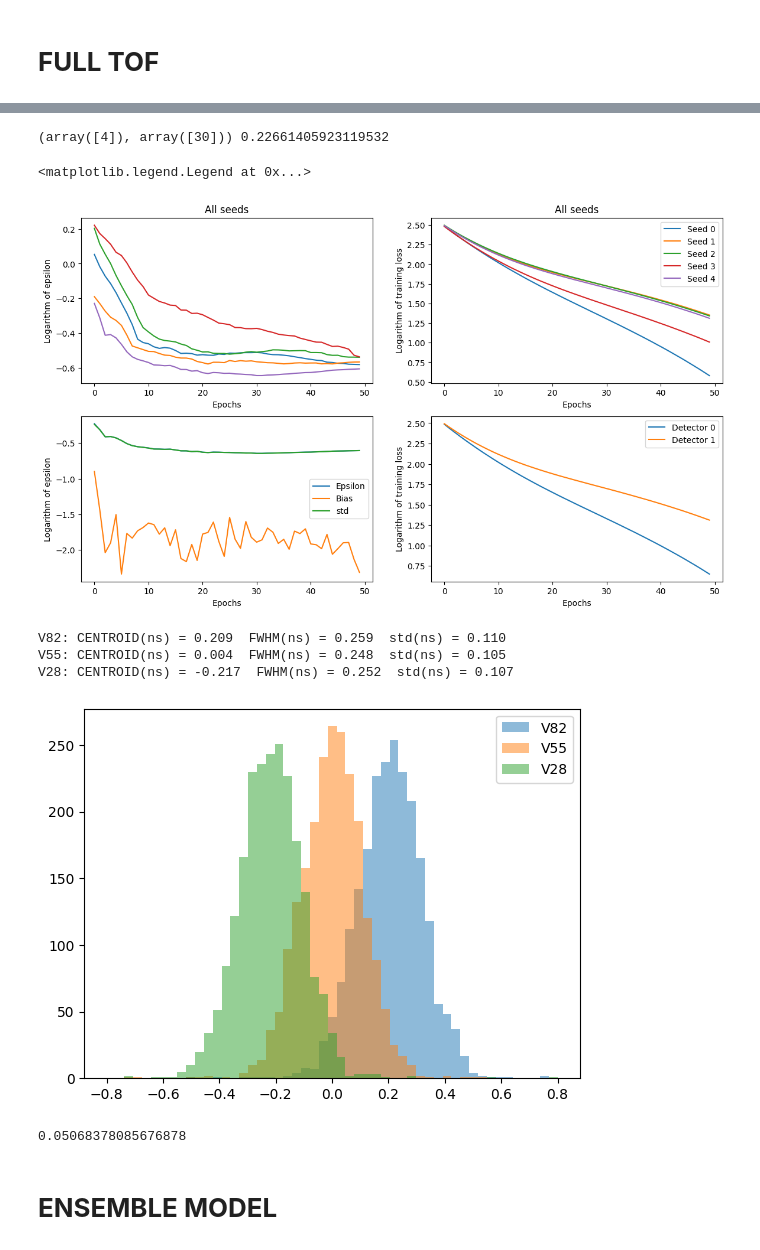
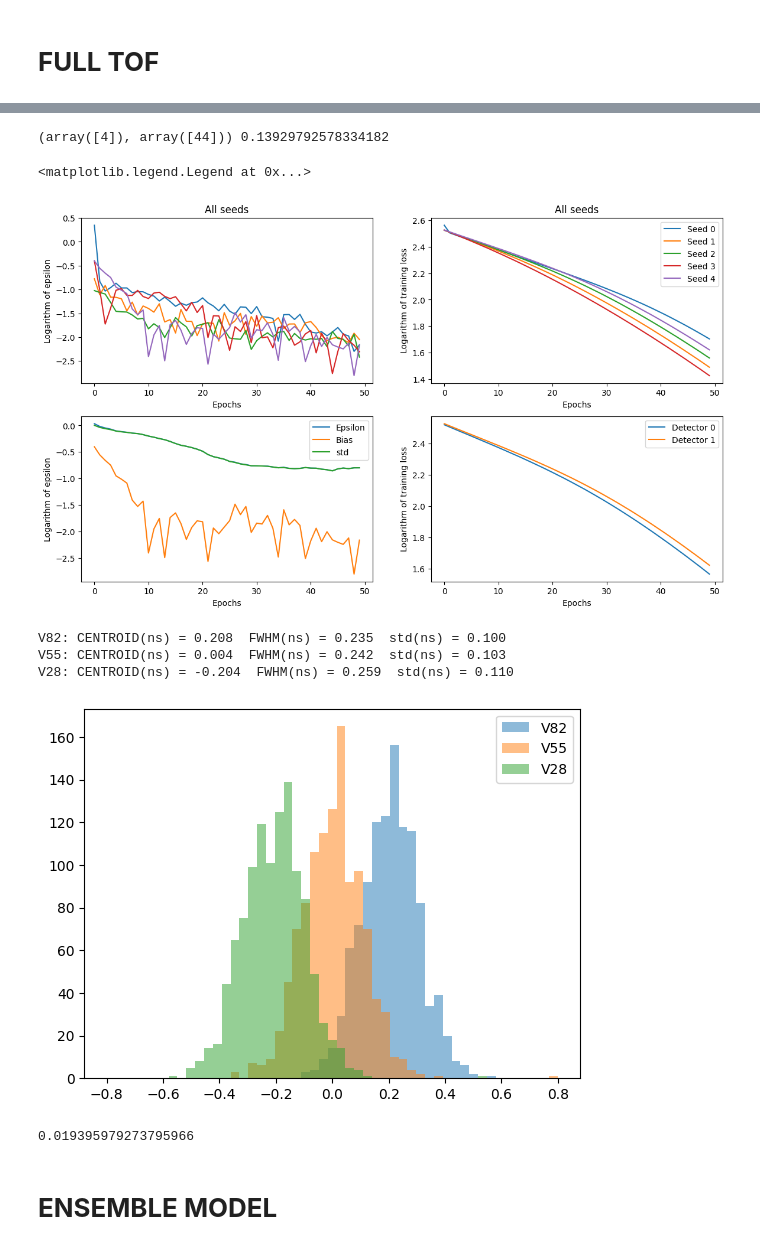
Before and after one commit to wjosefw/Signal-processing-with-Neural-networks, a Jupyter notebook: simulados_plus_reales.ipynb, the cells around one changed output, grey strips where cells are left out. Cells and saved outputs as stored; diff of their text form; code cells hidden in the pictures.

Commit message:
Agregado ajuste grueso + simualados con un FWHM de ~245 ps

```diff
--- a/simulados_plus_reales.ipynb
+++ b/simulados_plus_reales.ipynb
@@ -69,7 +69,7 @@ Time step: 0.20
 New number of time points: 4800
 New time step: 0.0250
 # %%
-Num_casos = 1000
+Num_casos = 10000
 Nc = 2
 
 t_shift = 8 #In time steps
@@ -77,8 +77,8 @@ t = np.linspace(0,Nt,Nt_new)
 t0 = 65 + np.random.randint(10, size=Num_casos)
 # %%
 #------------------------------------- Define size of train set from datos practica ---------------------------------
-Ntrain_practica = int(0.4*new_pulsos_practica.shape[0])
-Ntest_practica = int(0.1*new_pulsos_practica.shape[0])
+Ntrain_practica = int(0.2*new_pulsos_practica.shape[0])
+Ntest_practica = int(0.05*new_pulsos_practica.shape[0])
 print('Número de casos de entrenamiento de la práctica: ', Ntrain_practica)
 print('Número de casos de Test de la práctica: ', Ntest_practica)
 # %% [output]
@@ -323,8 +323,8 @@ for i in range(num_semillas):
   model_dec0 = model_definition(NM)
   model_dec1 = model_definition(NM)
 
-  opt_dec0 = tf.keras.optimizers.AdamW(learning_rate = 1e-3)
-  opt_dec1 = tf.keras.optimizers.AdamW(learning_rate = 1e-3)
+  opt_dec0 = tf.keras.optimizers.AdamW(learning_rate = 1e-4)
+  opt_dec1 = tf.keras.optimizers.AdamW(learning_rate = 1e-4)
 
   model_dec0.compile(optimizer=opt_dec0,loss='MSE')
   model_dec1.compile(optimizer=opt_dec1,loss='MSE')
@@ -339,8 +339,8 @@ for i in range(num_semillas):
   TOFN_V82_epoch = []
 
   for epoch in range(epochs):
-     history_dec0 = model_dec0.fit(x=[M_Train_dec0[:,:,0], M_Train_dec0[:,:,1]],y = REF_train_dec0, epochs = 5, batch_size = 512, shuffle = True, verbose=1)
-     history_dec1 = model_dec1.fit(x=[M_Train_dec1[:,:,0], M_Train_dec1[:,:,1]],y = REF_train_dec1, epochs = 5, batch_size = 512, shuffle = True, verbose=1)
+     history_dec0 = model_dec0.fit(x = [M_Train_dec0[:,:,0], M_Train_dec0[:,:,1]],y = REF_train_dec0, epochs = 5, batch_size = 256, shuffle = True, verbose = 1)
+     history_dec1 = model_dec1.fit(x = [M_Train_dec1[:,:,0], M_Train_dec1[:,:,1]],y = REF_train_dec1, epochs = 5, batch_size = 256, shuffle = True, verbose = 1)
 
      loss_dec0.append(history_dec0.history['loss'][-1])
      loss_dec1.append(history_dec1.history['loss'][-1])
@@ -433,8 +415,8 @@ plt.figure(figsize=(14,8))
 
 plt.subplot(2,2,1)
 for i in range(epsilon.shape[0]):
-  plt.plot(np.log10(epsilon[i,:]))
-  #plt.plot(np.log10(bias[i,:]))
+  #plt.plot(np.log10(epsilon[i,:]))
+  plt.plot(np.log10(bias[i,:]))
 plt.ylabel('Logarithm of epsilon')
 plt.xlabel('Epochs')
 plt.title('All seeds')
@@ -466,41 +448,41 @@ plt.xlabel('Epochs')
 
 plt.legend()
 # %% [output]
-(array([4]), array([30])) 0.22661405923119532
+(array([4]), array([44])) 0.13929792578334182
 <matplotlib.legend.Legend at 0x...>
-[figure, old version]
+[figure, new version]
 # %%
-epoch = 30
+epoch = 44
 #------------------------------------------- Histogram and gaussian fit -----------------------------------------------
-nbins=51
-histogN_V82, binsN, patchesN  = plt.hist(TOFN_V82_array[index,epoch,:] - np.mean(TOFN_V55_array[index,epoch,:]),bins=nbins,range=[-0.8,0.8],alpha = 0.5,label='V82');
+nbins = 51
+histogN_V82, binsN, patchesN  = plt.hist(TOFN_V82_array[index,epoch,:] - np.mean(TOFN_V55_array[index,epoch,:]), bins = nbins,range = [-0.8,0.8],alpha = 0.5, label = 'V82');
 cbinsN = 0.5*(binsN[1:]+binsN[0:-1])
 HN, AN, x0N_V82, sigmaN_V82 = gauss_fit(cbinsN, histogN_V82)
 
-histogN_V55, binsN, patchesN  = plt.hist(TOFN_V55_array[index,epoch,:] - np.mean(TOFN_V55_array[index,epoch,:]),bins=nbins,range=[-0.8,0.8],alpha = 0.5,label='V55');
+histogN_V55, binsN, patchesN  = plt.hist(TOFN_V55_array[index,epoch,:] - np.mean(TOFN_V55_array[index,epoch,:]), bins = nbins,range = [-0.8,0.8],alpha = 0.5, label = 'V55');
 cbinsN = 0.5*(binsN[1:]+binsN[0:-1])
 HN, AN, x0N_V55, sigmaN_V55 = gauss_fit(cbinsN, histogN_V55)
 
-histogN_V28, binsN, patchesN  = plt.hist(TOFN_V28_array[index,epoch,:] - np.mean(TOFN_V55_array[index,epoch,:]),bins=nbins,range=[-0.8,0.8],alpha = 0.5,label='V28');
+histogN_V28, binsN, patchesN  = plt.hist(TOFN_V28_array[index,epoch,:] - np.mean(TOFN_V55_array[index,epoch,:]), bins = nbins,range = [-0.8,0.8],alpha = 0.5, label = 'V28');
 cbinsN = 0.5*(binsN[1:]+binsN[0:-1])
 HN, AN, x0N_V28, sigmaN_V28 = gauss_fit(cbinsN, histogN_V28)
 plt.legend()
 
 
 FWHMN_V82 = 2.35482 * sigmaN_V82
 FWHMN_V55 = 2.35482 * sigmaN_V55
 FWHMN_V28 = 2.35482 * sigmaN_V28
 
 
 print('')
 print("V82: CENTROID(ns) = %.3f  FWHM(ns) = %.3f  std(ns) = %.3f" % (x0N_V82, FWHMN_V82, sigmaN_V82))
 print("V55: CENTROID(ns) = %.3f  FWHM(ns) = %.3f  std(ns) = %.3f" % (x0N_V55, FWHMN_V55, sigmaN_V55))
 print("V28: CENTROID(ns) = %.3f  FWHM(ns) = %.3f  std(ns) = %.3f" % (x0N_V28, FWHMN_V28, sigmaN_V28))
 # %% [output]
-V82: CENTROID(ns) = 0.209  FWHM(ns) = 0.259  std(ns) = 0.110
-V55: CENTROID(ns) = 0.004  FWHM(ns) = 0.248  std(ns) = 0.105
-V28: CENTROID(ns) = -0.217  FWHM(ns) = 0.252  std(ns) = 0.107
+V82: CENTROID(ns) = 0.208  FWHM(ns) = 0.235  std(ns) = 0.100
+V55: CENTROID(ns) = 0.004  FWHM(ns) = 0.242  std(ns) = 0.103
+V28: CENTROID(ns) = -0.204  FWHM(ns) = 0.259  std(ns) = 0.110
-[figure, old version]
+[figure, new version]
 # %%
 Error_V82 = (TOFN_V82_array[index,epoch,:] - np.mean(TOFN_V55_array[index,epoch,:]) - 0.2)**2
 Error_V55 = (TOFN_V55_array[index,epoch,:] - np.mean(TOFN_V55_array[index,epoch,:]))**2
@@ -510,7 +492,7 @@ Error = np.concatenate((Error_V82, Error_V55, Error_V28))
 MSE = np.mean(Error)
 print(MSE)
 # %% [output]
-0.05068378085676878
+0.019395979273795966
 # %% [markdown]
 # **ENSEMBLE MODEL**
 # %%
```
Also changed, not shown: parts of 10 cells of this notebook.
